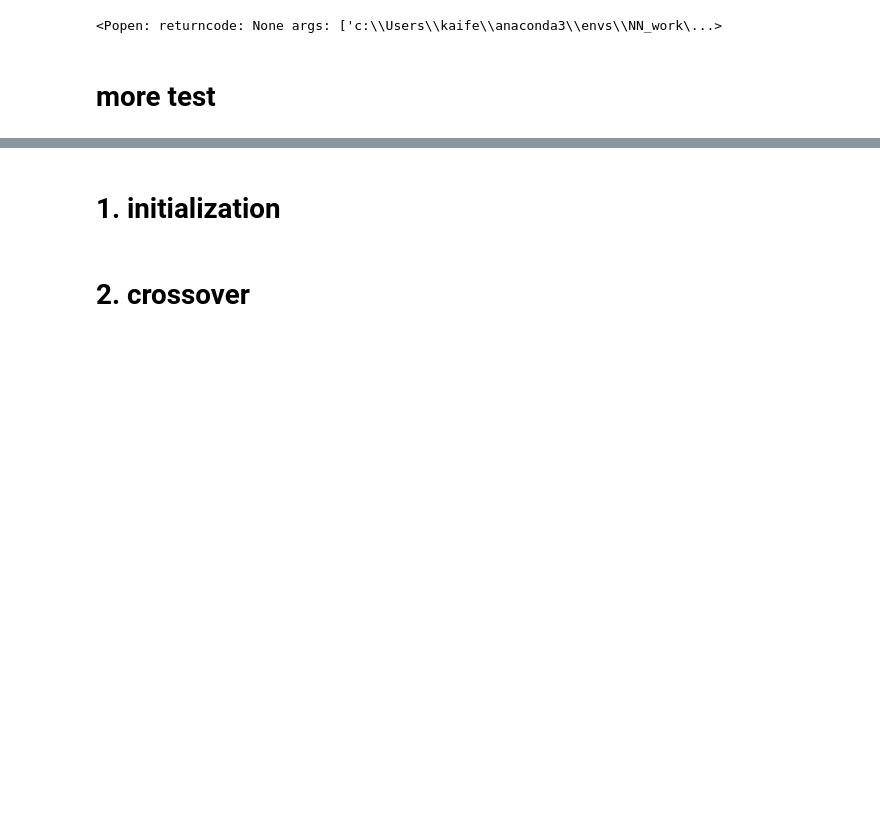
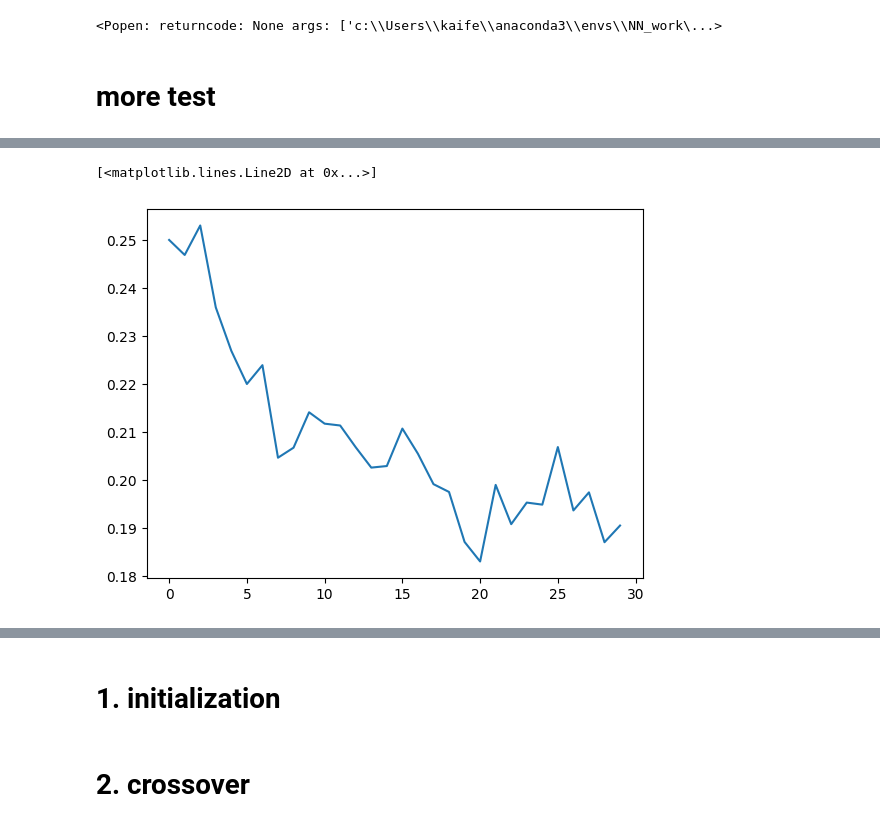
Before and after one commit to kaifengZheng/GA_nano_generator, a Jupyter notebook: particle_generator_test_convex.ipynb, the cells around one changed output, grey strips where cells are left out. Drawn from its saved outputs; the diff is of its cells as text; code cells hidden in the pictures; blank space fills up the shorter version.

```diff
--- a/particle_generator_test_convex.ipynb
+++ b/particle_generator_test_convex.ipynb
@@ -1470 +1493,7 @@ plt.tight_layout()
+# %%
+plt.figure()
+plt.plot(fitness_record)
+# %% [output]
+[<matplotlib.lines.Line2D at 0x...>]
+[figure, added]
 # %%
```
Also changed, not shown: parts of 9 cells of this notebook, 1 other file.
